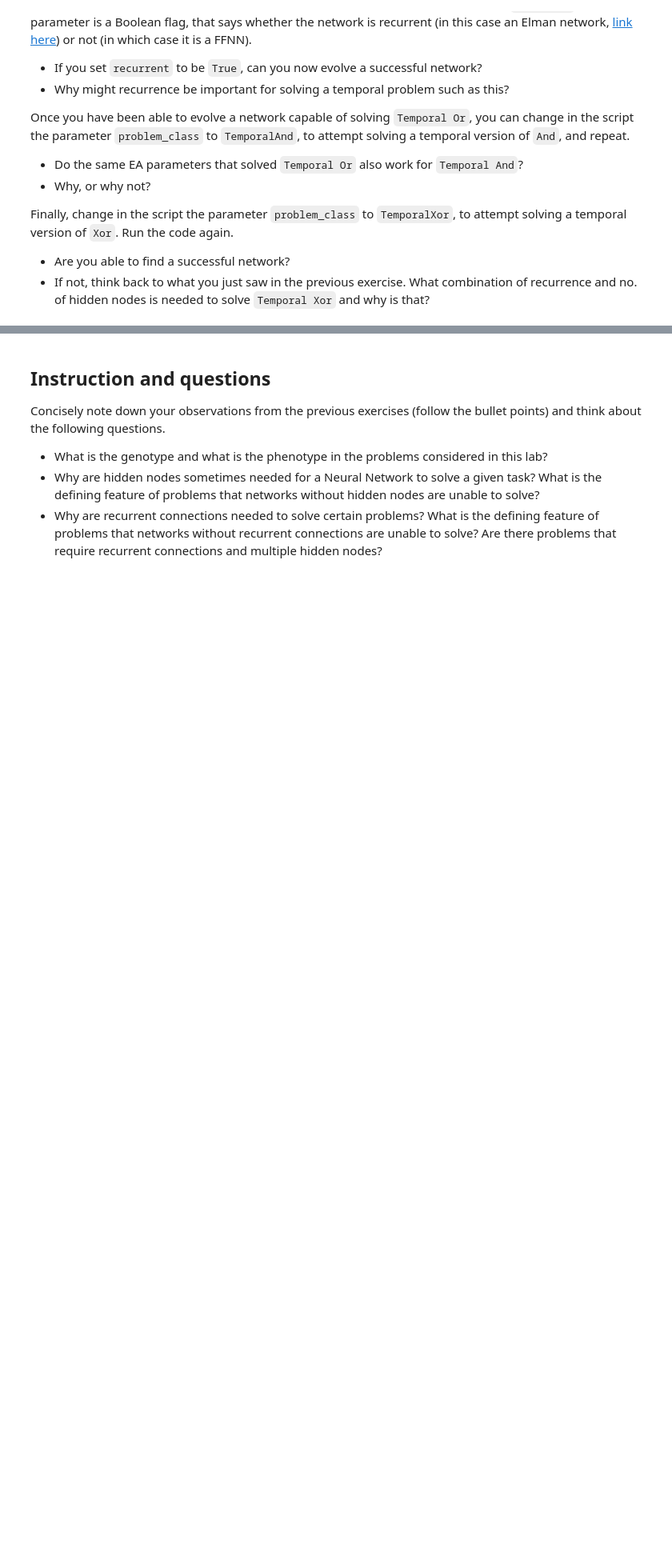
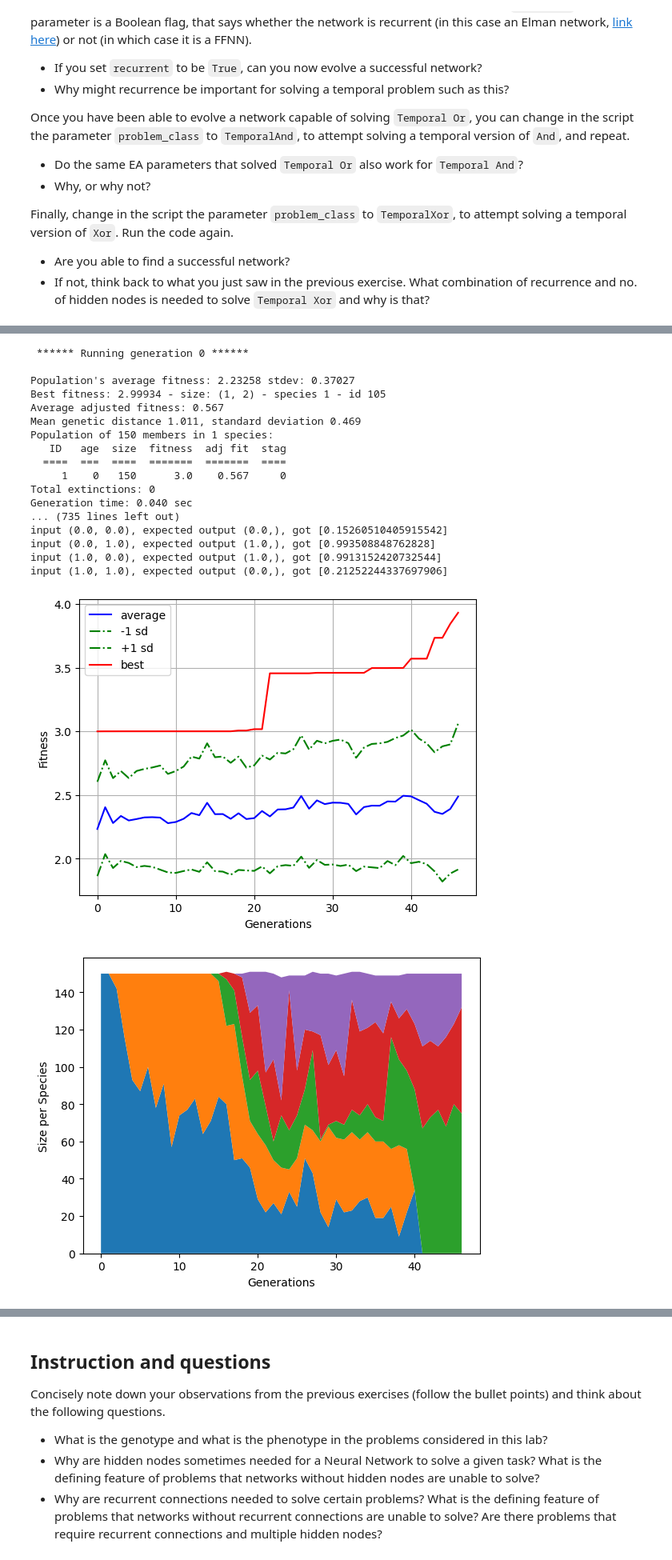
Before and after one commit to wamuumu/bio-labs, a Jupyter notebook: Lab08/Lab_08.ipynb, the cells around one changed output, grey strips where cells are left out. Shown at 80% size. Saved outputs shown, nothing was run; the diff lists cells and outputs as text; code cells hidden in the pictures; blank space fills up the shorter version.

```diff
--- a/Lab08/Lab_08.ipynb
+++ b/Lab08/Lab_08.ipynb
@@ -250,7 +266,7 @@ local_dir = os.path.dirname('utils/utils_08/')
 
 if num_runs == 1:
     # Load configuration.
-    config_file = os.path.join(local_dir, config_files[0])
+    config_file = os.path.join(local_dir, config_files[1])
     config = neat.Config(neat.DefaultGenome, neat.DefaultReproduction,
                          neat.DefaultSpeciesSet, neat.DefaultStagnation,
                          config_file)
@@ -285,33 +301,53 @@ if num_runs == 1:
     #if you want to visualize the network architecture uncomment the following line of code
     #having graphviz installed on your device is required in order to visualize the plot
     #how to install it? see link https://graphviz.org/download/
     #visualize.draw_net(config, winner, filename='2-input OR', view=True, node_names=node_names)
 else:
     results = []
     for file in config_files:
 
         # Load configuration.
         config_file = os.path.join(local_dir, file)
         config = neat.Config(neat.DefaultGenome, neat.DefaultReproduction,
                              neat.DefaultSpeciesSet, neat.DefaultStagnation,
                              config_file)
 
         best_fitnesses = []
         for i in range(num_runs):
             print('{0}/{1}'.format(i+1,num_runs))
             p = neat.Population(config)
             winner = p.run(eval_genomes, num_generations)
             best_fitnesses.append(winner.fitness)
         results.append(best_fitnesses)
 
     fig = figure('NEAT')
     ax = fig.gca()
     ax.boxplot(results)
     ax.set_xticklabels(['Without elitism', 'With elitism'])
     #ax.set_yscale('log')
     ax.set_xlabel('Condition')
     ax.set_ylabel('Best fitness')
     show()
+# %% [output]
+ ****** Running generation 0 ******
+
+Population's average fitness: 2.23258 stdev: 0.37027
+Best fitness: 2.99934 - size: (1, 2) - species 1 - id 105
+Average adjusted fitness: 0.567
+Mean genetic distance 1.011, standard deviation 0.469
+Population of 150 members in 1 species:
+   ID   age  size  fitness  adj fit  stag
+  ====  ===  ====  =======  =======  ====
+     1    0   150      3.0    0.567     0
+Total extinctions: 0
+Generation time: 0.040 sec
+... (735 lines left out)
+input (0.0, 0.0), expected output (0.0,), got [0.15260510405915542]
+input (0.0, 1.0), expected output (1.0,), got [0.993508848762828]
+input (1.0, 0.0), expected output (1.0,), got [0.9913152420732544]
+input (1.0, 1.0), expected output (0.0,), got [0.21252244337697906]
+[figure, added]
+[figure, added]
 # %% [markdown]
 ## Exercise 4
 In this exercise we use again NEAT, this time to solve a 3-input Boolean function described by the truth table shown in the Table below. This function returns $1$ if and only if only one input is equal to $1$, otherwise it returns $0$.
```
Also changed, not shown: parts of 2 cells of this notebook, 4 other files.
